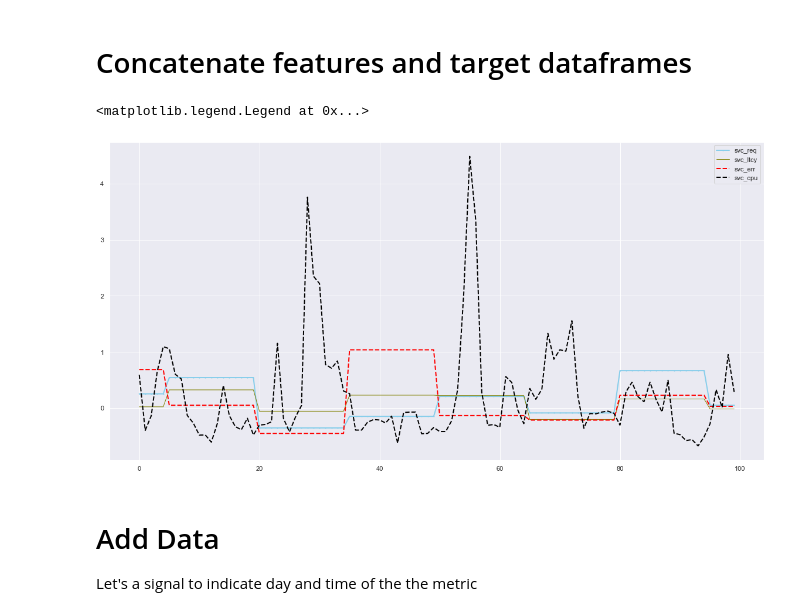
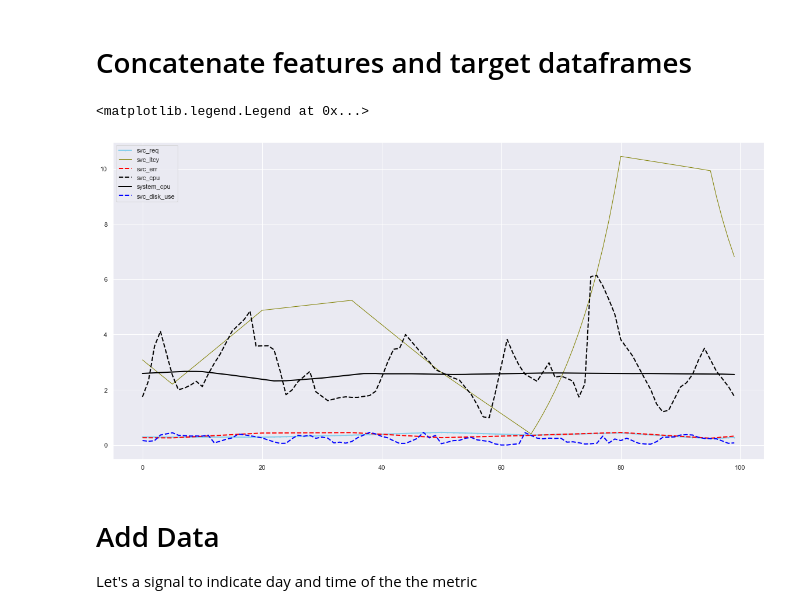
Before and after one commit to Haybu/infs890-spring2020-latency-prediction, a Jupyter notebook: analysis/signal_metrics/2_signal_metrics_preprocessing.ipynb, the cells around one changed output. Cells and saved outputs as stored; diff of their text form; code cells hidden in the pictures.

```diff
--- a/analysis/signal_metrics/2_signal_metrics_preprocessing.ipynb
+++ b/analysis/signal_metrics/2_signal_metrics_preprocessing.ipynb
@@ -254,7 +259,7 @@ if FEATURES_RATE:
     features_df = features_df[skip:]
 elif FEATURES_DIFF:
     features_df = features_df.diff()      # Taking the difference
-    features_df = features_df[skip:]
+    features_df = features_df[1:]
 
 features_df.sort_index()
 features_df.shape
@@ -314,0 +323,15 @@ dtype: float64
+# %%
+features_df.service_cpu_use = features_df.service_cpu_use / ( 60 * 60)
+features_df.service_memory_use = features_df.service_memory_use / (1024 * 1024 * 1024)
+features_df.service_cpu_sat = features_df.service_cpu_sat / ( 60 * 60 )
+features_df.service_net_usage = features_df.service_net_usage / (1024 * 1024 * 1024)
+features_df.service_disk_usage = features_df.service_disk_usage / (1024 * 1024 * 1024)
+features_df.service_req_total = features_df.service_req_total / (1000000)
+features_df.service_errors = features_df.service_errors / (1000)
+features_df.service_request_size = features_df.service_request_size / (1024 * 1024 * 1024)
+features_df.service_response_size = features_df.service_response_size / (1024 * 1024 * 1024)
+features_df.containers_count = features_df.containers_count / (10)
+features_df.system_cpu_usage = features_df.system_cpu_usage / ( 60 * 60)
+features_df.system_network_usage = features_df.system_network_usage / (1024 * 1024 * 1024)
+
+features_df.head()
@@ -315,29 +346,52 @@ dtype: float64
+# %%
+if False:
+    from sklearn.preprocessing import MinMaxScaler
+
+    min_date = features_df.index.min()
+    features_num = features_df.shape[0]
+    columns = features_df.columns.values
+
+    date_idx = pd.date_range(min_date, periods=features_num, freq='S')
+
+    features_scaler = MinMaxScaler(feature_range=(-1,1))
+    features_values = features_scaler.fit_transform(features_df)
+
+    features_df = pd.DataFrame(features_values, index=date_idx, columns=columns)
+
+    features_df.head(5)
 # %% [markdown]
 # Concatenate features and target dataframes
 # %%
-all_data = pd.concat([features_df, target_df], axis=1)
+#all_data = pd.concat([features_df, target_df], axis=1)
+
+all_data = merge(features_df, target_df)
 all_data = all_data[all_data['service_ltcy_200'].notna()]
 # %%
 plt_df = pd.DataFrame()
 
 xlen=100
 rng = [i for i in range(0,xlen)]
 rng_df = pd.Series(rng)
 plt_df['seq'] = rng_df
 plt_df['svc_req'] = pd.Series(all_data[xlen:].service_request_size.values)
 plt_df['svc_ltcy'] = pd.Series(all_data[xlen:].service_ltcy_200.values)
 plt_df['svc_cpu'] = pd.Series(all_data[xlen:].service_cpu_use.values)
 plt_df['svc_err'] = pd.Series(all_data[xlen:].service_errors.values)
+plt_df['system_cpu'] = pd.Series(all_data[xlen:].system_cpu_usage.values)
+plt_df['svc_disk_use'] = pd.Series(all_data[xlen:].service_disk_usage.values)
+
 
 plt.figure(figsize=(20,10))
 plt.plot( 'seq', 'svc_req', data=plt_df, marker='o', markerfacecolor='blue', markersize=1, color='skyblue', linewidth=2)
 plt.plot( 'seq', 'svc_ltcy', data=plt_df, marker='', color='olive', linewidth=1)
 plt.plot( 'seq', 'svc_err', data=plt_df, marker='', color='red', linewidth=2, linestyle='dashed')
 plt.plot( 'seq', 'svc_cpu', data=plt_df, marker='', color='black', linewidth=2, linestyle='dashed')
+plt.plot( 'seq', 'system_cpu', data=plt_df, marker='', color='black', linewidth=2)
+plt.plot( 'seq', 'svc_disk_use', data=plt_df, marker='', color='blue', linewidth=2, linestyle='dashed')
 plt.legend()
 # %% [output]
 <matplotlib.legend.Legend at 0x...>
-[figure, old version]
+[figure, new version]
 # %% [markdown]
 # Add Data
 
```
Also changed, not shown: parts of 18 cells of this notebook, 12 other files.
